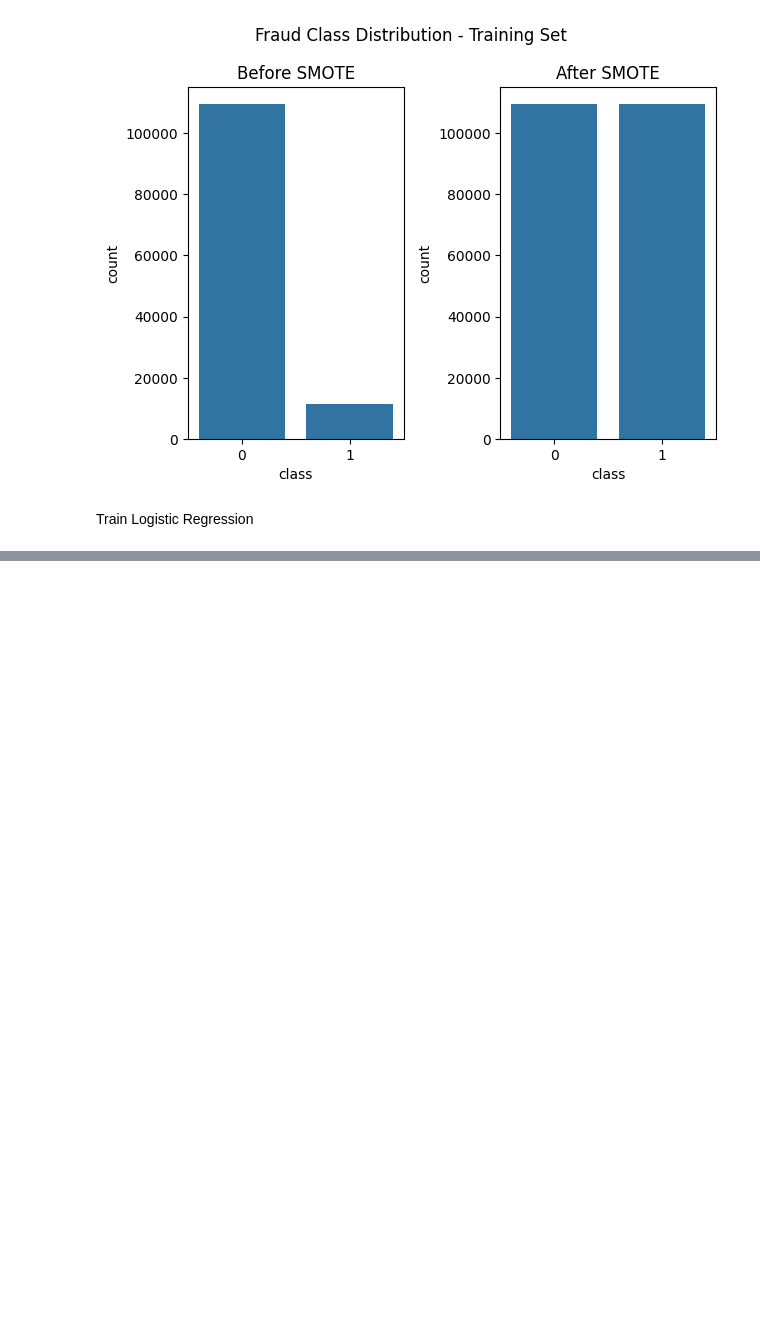
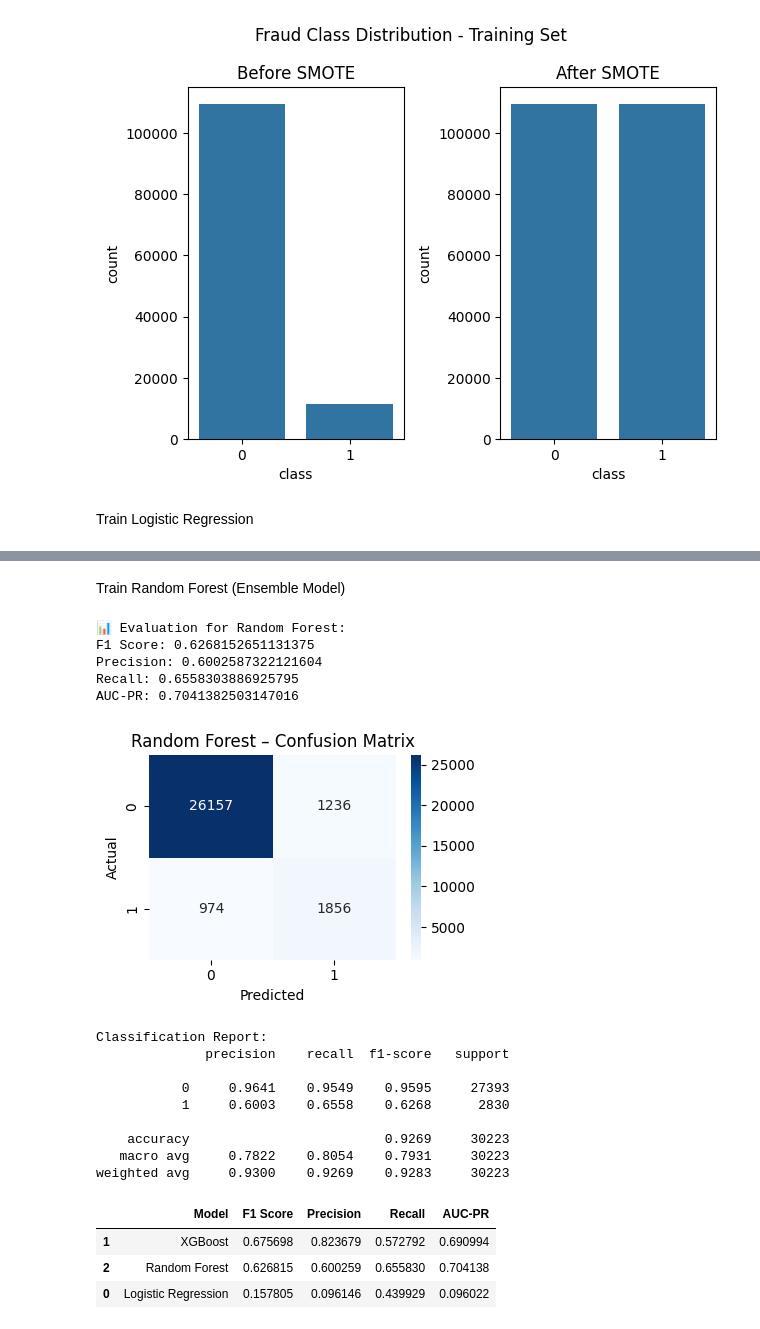
Before and after one commit to Filimon-H/fraud-detection-ecommerce-banking, a Jupyter notebook: notebook/modeling_fraud_data.ipynb, the cells around one changed output, grey strips where cells are left out. Drawn from its saved outputs; the diff is of its cells as text; code cells hidden in the pictures; blank space fills up the shorter version.

```diff
--- a/notebook/modeling_fraud_data.ipynb
+++ b/notebook/modeling_fraud_data.ipynb
@@ -80,0 +143,69 @@ ModuleNotFoundError: No module named 'src'
+# %% [markdown]
+Train Random Forest (Ensemble Model)
+# %%
+from sklearn.ensemble import RandomForestClassifier
+
+# Train Random Forest on SMOTE-balanced data
+rf_model = RandomForestClassifier(
+    n_estimators=100,
+    max_depth=10,
+    class_weight=None,  # no need when using SMOTE
+    random_state=42,
+    n_jobs=-1
+)
+
+rf_model.fit(X_train_balanced, y_train_balanced)
+
+# Evaluate on test set (drop non-numeric columns for consistency)
+X_test_numeric = X_test.drop(columns=non_numeric_cols)
+evaluate_model(rf_model, X_test_numeric, y_test, model_name="Random Forest")
+# %% [output]
+📊 Evaluation for Random Forest:
+F1 Score: 0.6268152651131375
+Precision: 0.6002587322121604
+Recall: 0.6558303886925795
+AUC-PR: 0.7041382503147016
+[figure, added]
+Classification Report:
+              precision    recall  f1-score   support
+
+           0     0.9641    0.9549    0.9595     27393
+           1     0.6003    0.6558    0.6268      2830
+
+    accuracy                         0.9269     30223
+   macro avg     0.7822    0.8054    0.7931     30223
+weighted avg     0.9300    0.9269    0.9283     30223
+# %%
+from sklearn.metrics import f1_score, average_precision_score, precision_score, recall_score
+
+# Define function to extract key metrics
+def get_scores(model, X_test, y_test, name):
+    y_pred = model.predict(X_test)
+    y_prob = model.predict_proba(X_test)[:, 1] if hasattr(model, "predict_proba") else None
+
+    return {
+        "Model": name,
+        "F1 Score": f1_score(y_test, y_pred),
+        "Precision": precision_score(y_test, y_pred),
+        "Recall": recall_score(y_test, y_pred),
+        "AUC-PR": average_precision_score(y_test, y_prob) if y_prob is not None else None
+    }
+
+# Prepare test set with only numeric columns
+X_test_numeric = X_test.drop(columns=non_numeric_cols)
+
+# Gather results
+results = [
+    get_scores(lr_model, X_test_numeric, y_test, "Logistic Regression"),
+    get_scores(xgb_model, X_test_numeric, y_test, "XGBoost"),
+    get_scores(rf_model, X_test_numeric, y_test, "Random Forest"),
+]
+
+# Display as DataFrame
+results_df = pd.DataFrame(results).sort_values(by="F1 Score", ascending=False)
+display(results_df)
+# %% [output]
+|  | Model | F1 Score | Precision | Recall | AUC-PR |
+| 1 | XGBoost | 0.675698 | 0.823679 | 0.572792 | 0.690994 |
+| 2 | Random Forest | 0.626815 | 0.600259 | 0.655830 | 0.704138 |
+| 0 | Logistic Regression | 0.157805 | 0.096146 | 0.439929 | 0.096022 |
```
Also changed, not shown: parts of 4 cells of this notebook.
